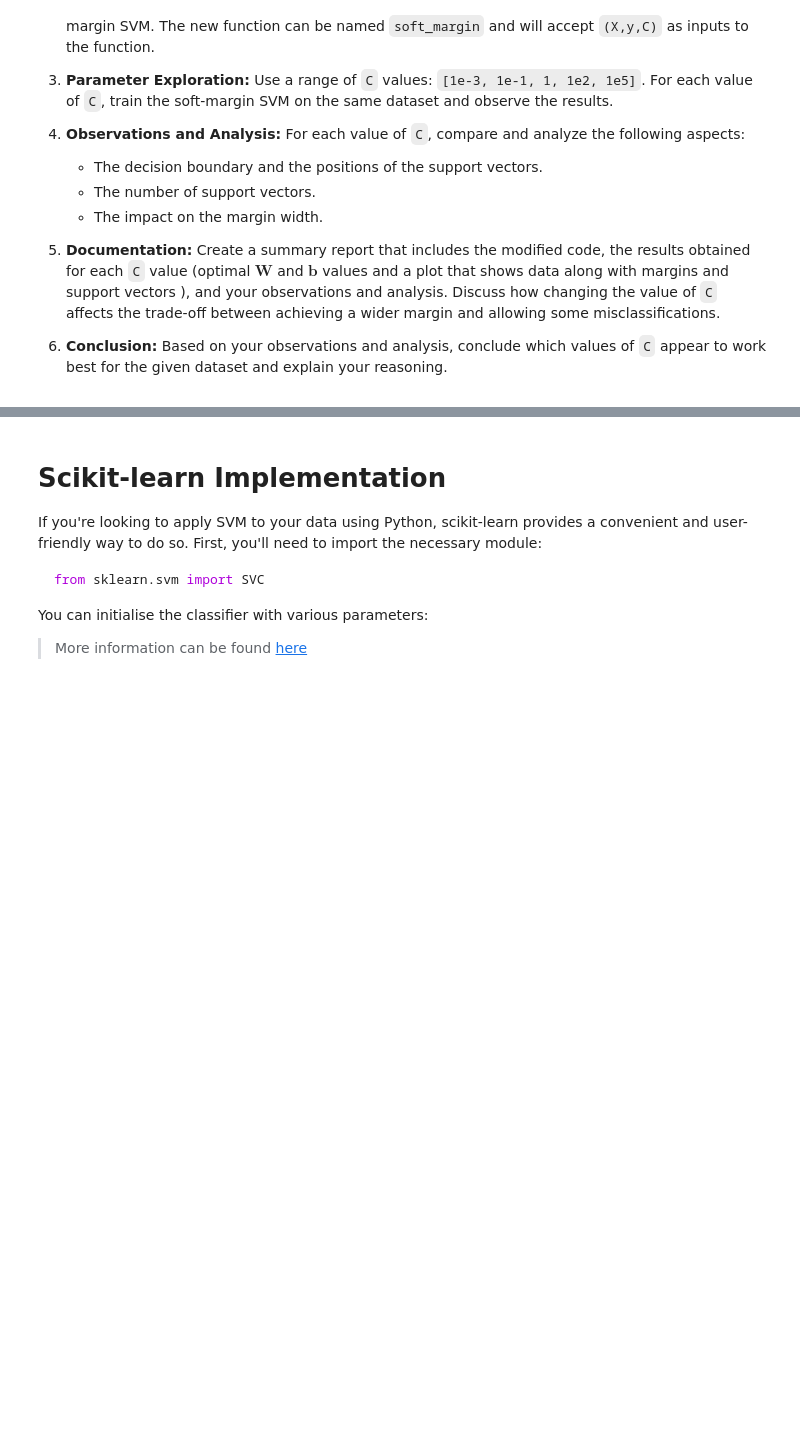
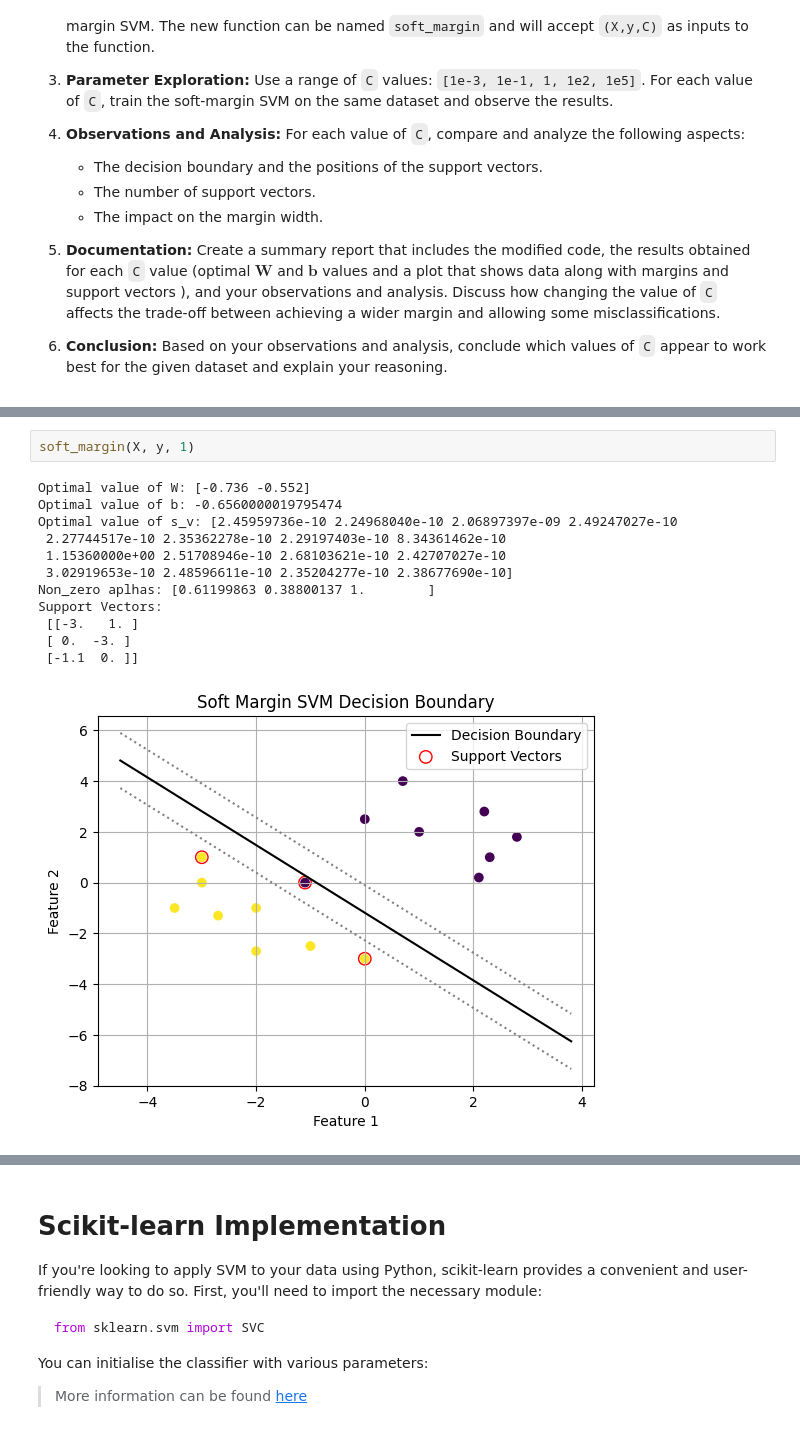
Before and after one commit to FajarKKP/Coding, a Jupyter notebook: 06_ML_SVM.ipynb, the cells around one changed output, grey strips where cells are left out. Drawn from its saved outputs; the diff is of its cells as text; blank space fills up the shorter version.

```diff
--- a/06_ML_SVM.ipynb
+++ b/06_ML_SVM.ipynb
@@ -322,0 +451,15 @@ In this task, you will modify the provided hard-margin SVM code to implement a s
+# %%
+soft_margin(X, y, 1)
+# %% [output]
+Optimal value of W: [-0.736 -0.552]
+Optimal value of b: -0.6560000019795474
+Optimal value of s_v: [2.45959736e-10 2.24968040e-10 2.06897397e-09 2.49247027e-10
+ 2.27744517e-10 2.35362278e-10 2.29197403e-10 8.34361462e-10
+ 1.15360000e+00 2.51708946e-10 2.68103621e-10 2.42707027e-10
+ 3.02919653e-10 2.48596611e-10 2.35204277e-10 2.38677690e-10]
+Non_zero aplhas: [0.61199863 0.38800137 1.        ]
+Support Vectors:
+ [[-3.   1. ]
+ [ 0.  -3. ]
+ [-1.1  0. ]]
+[figure, added]
```
Also changed, not shown: parts of 9 cells of this notebook.
